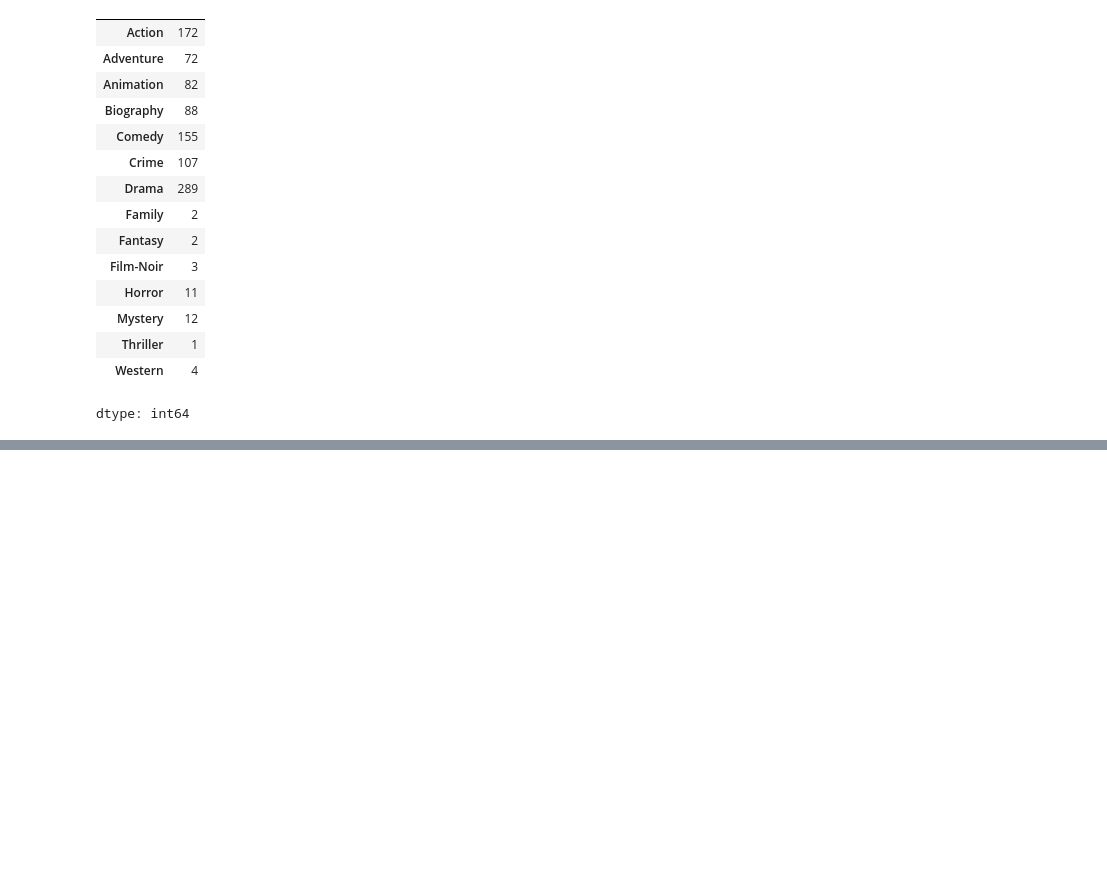
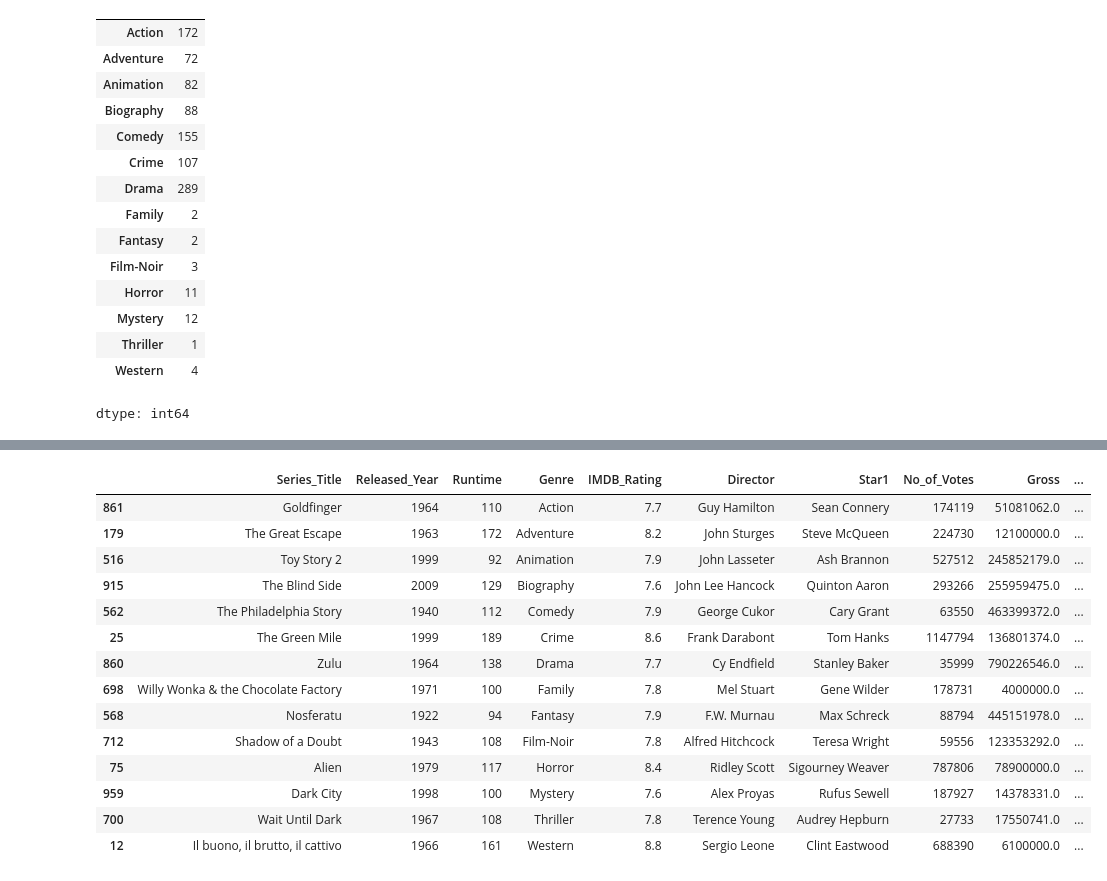
Before and after one commit to Bibhuti-MLAI/Python-Coding-Interview, a Jupyter notebook: pandas.ipynb, the cells around one changed output, grey strips where cells are left out. Cells and saved outputs as stored; diff of their text form; code cells hidden in the pictures; blank space fills up the shorter version.

```diff
--- a/pandas.ipynb
+++ b/pandas.ipynb
@@ -781,0 +819,18 @@ genres.last()
+# %%
+genres.sample()
+# %% [output]
+|  | Series_Title | Released_Year | Runtime | Genre | IMDB_Rating | Director | Star1 | No_of_Votes | Gross | ... |
+| 861 | Goldfinger | 1964 | 110 | Action | 7.7 | Guy Hamilton | Sean Connery | 174119 | 51081062.0 | ... |
+| 179 | The Great Escape | 1963 | 172 | Adventure | 8.2 | John Sturges | Steve McQueen | 224730 | 12100000.0 | ... |
+| 516 | Toy Story 2 | 1999 | 92 | Animation | 7.9 | John Lasseter | Ash Brannon | 527512 | 245852179.0 | ... |
+| 915 | The Blind Side | 2009 | 129 | Biography | 7.6 | John Lee Hancock | Quinton Aaron | 293266 | 255959475.0 | ... |
+| 562 | The Philadelphia Story | 1940 | 112 | Comedy | 7.9 | George Cukor | Cary Grant | 63550 | 463399372.0 | ... |
+| 25 | The Green Mile | 1999 | 189 | Crime | 8.6 | Frank Darabont | Tom Hanks | 1147794 | 136801374.0 | ... |
+| 860 | Zulu | 1964 | 138 | Drama | 7.7 | Cy Endfield | Stanley Baker | 35999 | 790226546.0 | ... |
+| 698 | Willy Wonka & the Chocolate Factory | 1971 | 100 | Family | 7.8 | Mel Stuart | Gene Wilder | 178731 | 4000000.0 | ... |
+| 568 | Nosferatu | 1922 | 94 | Fantasy | 7.9 | F.W. Murnau | Max Schreck | 88794 | 445151978.0 | ... |
+| 712 | Shadow of a Doubt | 1943 | 108 | Film-Noir | 7.8 | Alfred Hitchcock | Teresa Wright | 59556 | 123353292.0 | ... |
+| 75 | Alien | 1979 | 117 | Horror | 8.4 | Ridley Scott | Sigourney Weaver | 787806 | 78900000.0 | ... |
+| 959 | Dark City | 1998 | 100 | Mystery | 7.6 | Alex Proyas | Rufus Sewell | 187927 | 14378331.0 | ... |
+| 700 | Wait Until Dark | 1967 | 108 | Thriller | 7.8 | Terence Young | Audrey Hepburn | 27733 | 17550741.0 | ... |
+| 12 | Il buono, il brutto, il cattivo | 1966 | 161 | Western | 8.8 | Sergio Leone | Clint Eastwood | 688390 | 6100000.0 | ... |
```
Also changed, not shown: parts of 14 cells of this notebook.
